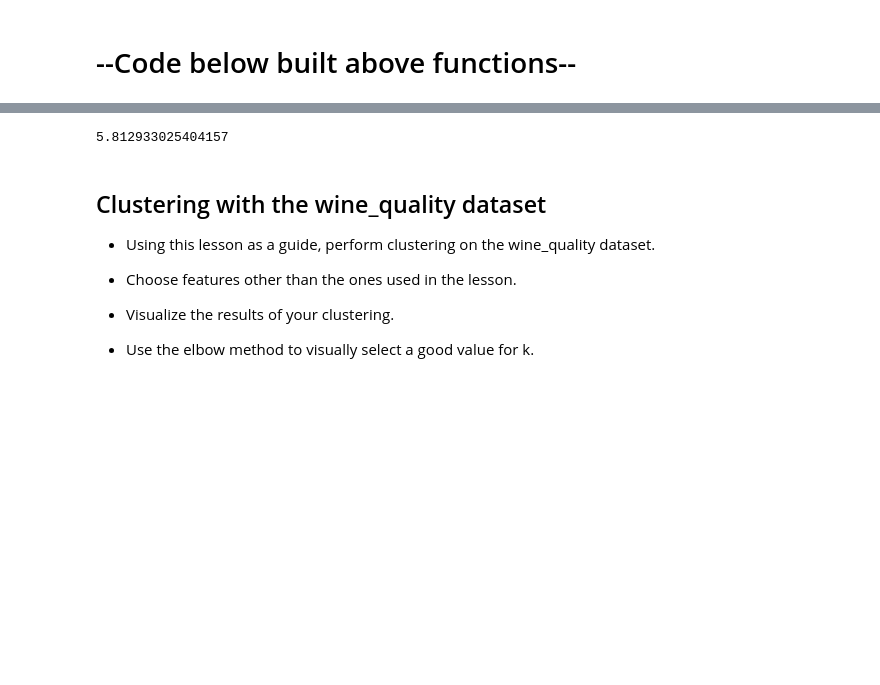
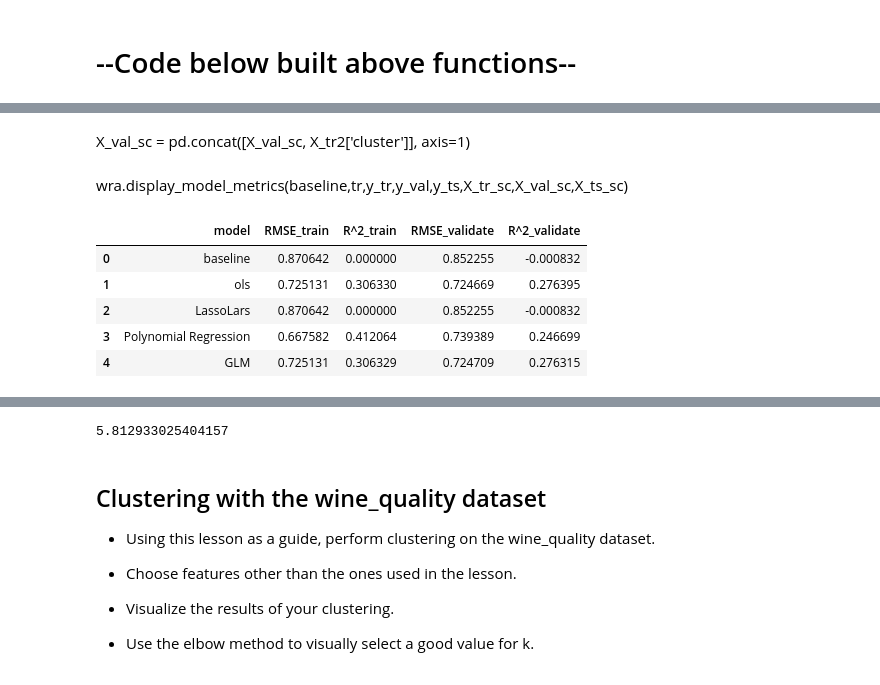
Before and after one commit to Team-BCR/project3_wine, a Jupyter notebook: stats_oneil.ipynb, the cells around one changed output, grey strips where cells are left out. Drawn from its saved outputs; the diff is of its cells as text; code cells hidden in the pictures; blank space fills up the shorter version.

```diff
--- a/stats_oneil.ipynb
+++ b/stats_oneil.ipynb
@@ -42,0 +67,2 @@ p-value: 6.68000804315939e-30
+# %% [markdown]
+X_val_sc = pd.concat([X_val_sc, X_tr2['cluster']], axis=1)
@@ -42,0 +72,21 @@ p-value: 6.68000804315939e-30
+# %%
+dummies = pd.get_dummies(X_val_sc['cluster'], prefix='cluster', drop_first=True)
+X_val_sc = pd.concat([X_val_sc, dummies], axis=1)
+# %%
+X_tr_sc = X_tr_sc.drop('cluster', axis=1)
+# %%
+X_val_sc = X_val_sc.drop('cluster', axis=1)
+# %%
+X_val_sc = X_val_sc.dropna()
+# %% [markdown]
+wra.display_model_metrics(baseline,tr,y_tr,y_val,y_ts,X_tr_sc,X_val_sc,X_ts_sc)
+# %%
+cm.get_reg_model_metrics_df(X_tr_sc, y_tr, X_val_sc, y_val
+                            ,alpha=1, power=2, degrees=2)
+# %% [output]
+|  | model | RMSE_train | R^2_train | RMSE_validate | R^2_validate |
+| 0 | baseline | 0.870642 | 0.000000 | 0.852255 | -0.000832 |
+| 1 | ols | 0.725131 | 0.306330 | 0.724669 | 0.276395 |
+| 2 | LassoLars | 0.870642 | 0.000000 | 0.852255 | -0.000832 |
+| 3 | Polynomial Regression | 0.667582 | 0.412064 | 0.739389 | 0.246699 |
+| 4 | GLM | 0.725131 | 0.306329 | 0.724709 | 0.276315 |
```
Also changed, not shown: parts of 19 cells of this notebook, 2 other files.
